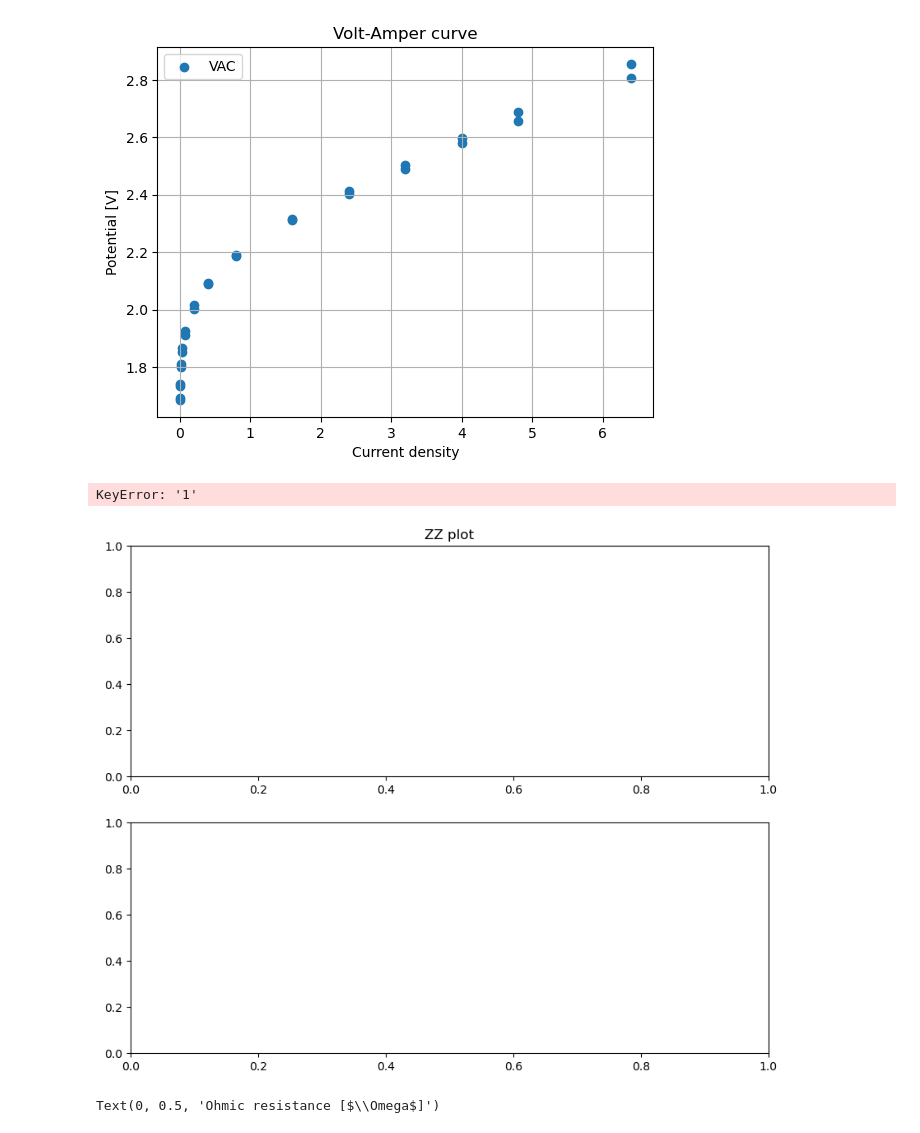
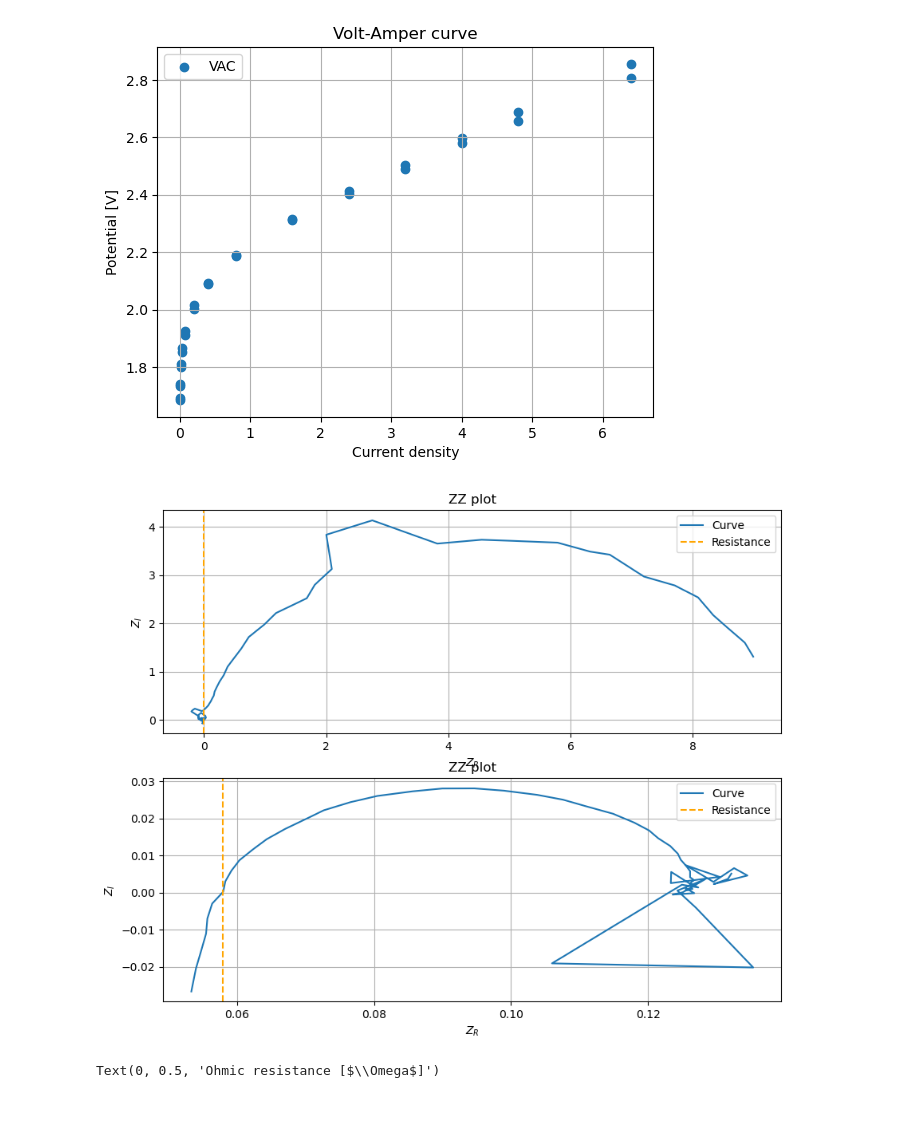
Before and after one commit to flexepticon/DBL_energy, a Jupyter notebook: Python scripts/File for graphs.ipynb, the cells around one changed output. Drawn from its saved outputs; the diff is of its cells as text; code cells hidden in the pictures.

```diff
--- a/Python scripts/File for graphs.ipynb
+++ b/Python scripts/File for graphs.ipynb
@@ -8,24 +8,24 @@ start_times = []
 end_times = []
 
 
-data = A.TRScans
+data = A.TRScans[:1]
 ws = 10
 
 
 fig, ax = plt.subplots(ncols = 2, nrows = len(data), figsize = (10, 5*len(data)))
+ax = ax.flatten()
 fig.suptitle('Pure KOH')
-for i in range(len(data)):
-    ax[i, 0].set_title('Current vs time')
-    ax[i, 0].plot(data[i]['time'], data[i]['I'])
-    ax[i, 0].grid()
-    ax[i, 0].set_xlabel('Time [s]')
-    ax[i, 0].set_ylabel('Current [A]')
-
-    ax[i, 1].set_title('Potential vs time')
-    ax[i, 1].plot(data[i]['time'], data[i]['V'], label = 'raw', color = 'lightgrey')
-    ax[i, 1].grid()
-    ax[i, 1].set_xlabel('Time [s]')
-    ax[i, 1].set_ylabel('Potential [V]')
-    ax[i, 1].legend()
-    ax[i, 1].set_ylim(min(data[i]['V'])/1.1, max(data[i]['V'])*1.1)
+for i in range(max(1,len(data)*2-2)):
+    ax[i*2].set_title('Current vs time')
+    ax[i*2].plot(data[i]['time'], data[i]['I'])
+    ax[i*2].grid()
+    ax[i*2].set_xlabel('Time [s]')
+    ax[i*2].set_ylabel('Current [A]')
+    ax[i*2+1].set_title('Potential vs time')
+    ax[i*2+1].plot(data[i]['time'], data[i]['V'], label = 'raw', color = 'lightgrey')
+    ax[i*2+1].grid()
+    ax[i*2+1].set_xlabel('Time [s]')
+    ax[i*2+1].set_ylabel('Potential [V]')
+    ax[i*2+1].legend()
+    ax[i*2+1].set_ylim(min(data[i]['V'])/1.1, max(data[i]['V'])*1.1)
 # %% [output]
@@ -43,21 +43,20 @@ plt.legend()
 # %%
 data = A.ZZplots[:2]
 #data['potential_filtered'] = medfilt(data['potential'], kernel_size=11)
 ws = 10
 
 
 fig, ax = plt.subplots(nrows = len(data), figsize = (10, 4*len(data)))
 for i in range(len(data)):
     ax[i].set_title('ZZ plot')
-    ax[i].plot(data[i]['1'], data[i]['2'], label = 'Curve')
+    ax[i].plot(data[i]['Zr'], data[i]['Zi'], label = 'Curve')
     ax[i].grid()
     ax[i].set_xlabel('$Z_R$')
     ax[i].set_ylabel('$Z_I$')
     ax[i].axvline(A.rs[i], linestyle ='--', color = 'orange', label = 'Resistance')
     ax[i].legend(loc = 'upper right')
 # %% [output]
-KeyError: '1'
-[figure, old version]
+[figure, new version]
 # %%
 fig, ax = plt.subplots(figsize = (10, 6))
 ax.scatter(A.currents_ZZ, A.rs/1000)
```
Also changed, not shown: parts of 2 cells of this notebook.
